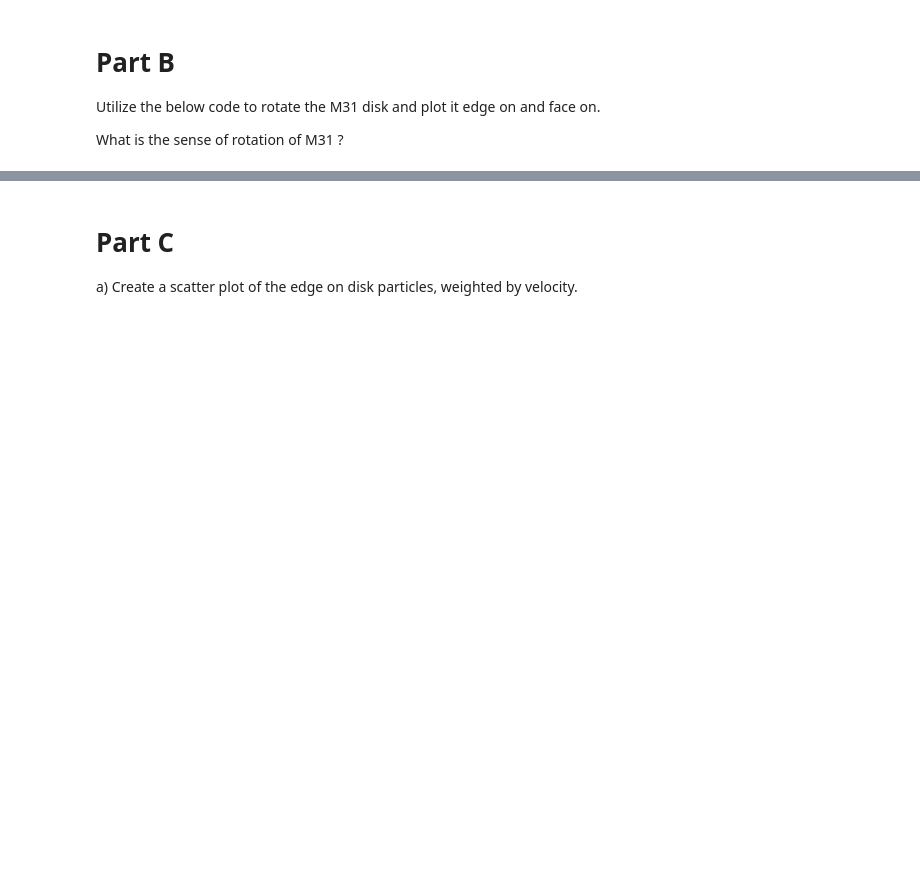
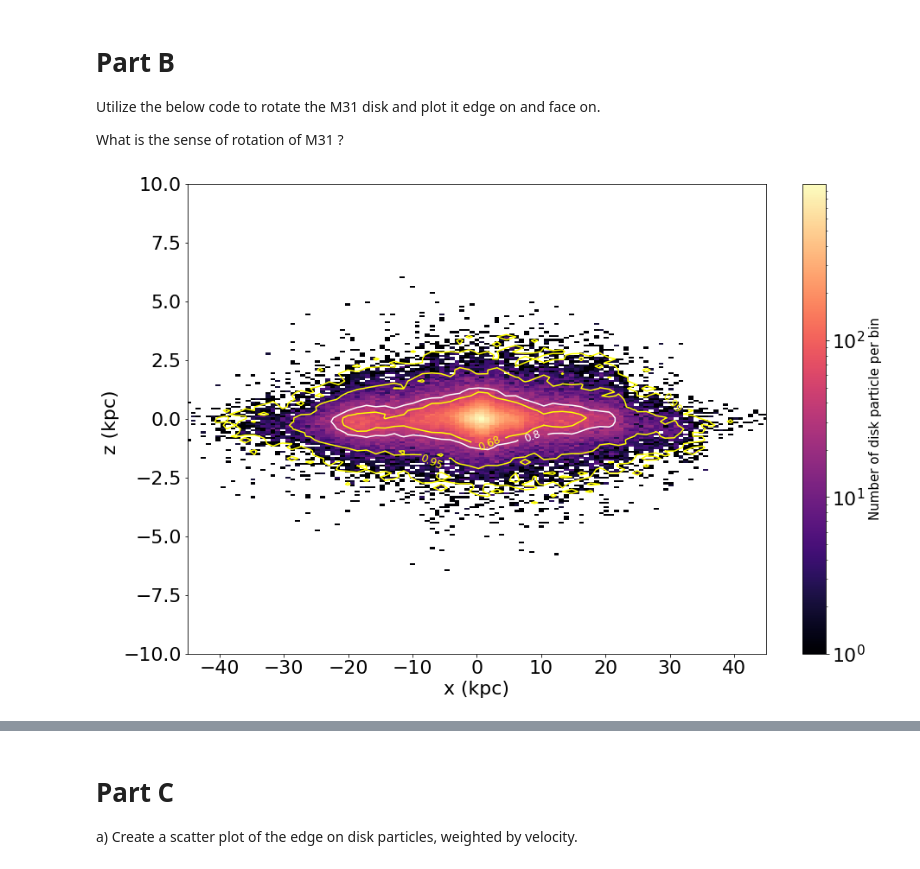
Before and after one commit to wxs0703/astr400b, a Jupyter notebook: Labs/Lab7/Lab7.ipynb, the cells around one changed output, grey strips where cells are left out. Cells and saved outputs as stored; diff of their text form; code cells hidden in the pictures; blank space fills up the shorter version.

```diff
--- a/Labs/Lab7/Lab7.ipynb
+++ b/Labs/Lab7/Lab7.ipynb
@@ -251,35 +250,40 @@ def RotateFrame(posI,velI):
 # %%
 # ADD HERE
 # compute the rotated position and velocity vectors
+rn, vn = RotateFrame(r, v)
 # %%
 # Rotated M31 Disk - EDGE ON
 
 # M31 Disk Density
 fig, ax= plt.subplots(figsize=(15, 10))
 
 # plot the particle density for M31 , 2D histogram
 # ADD HERE
-
+plt.hist2d(rn[:, 0], rn[:, 2], bins=150, norm=LogNorm(), cmap='magma')
 
 cbar = plt.colorbar()
 cbar.set_label("Number of disk particle per bin", fontsize=15)
 
+density_contour(rn[:, 0], rn[:, 2], 80, 80, ax=ax, colors=['yellow', 'yellow', 'white', 'yellow'])
+
 
 # Add axis labels
-plt.xlabel(' ', fontsize=22)
-plt.ylabel(' ', fontsize=22)
+plt.xlabel('x (kpc)', fontsize=22)
+plt.ylabel('z (kpc) ', fontsize=22)
 
 #set axis limits
 plt.ylim(-10,10)
 plt.xlim(-45,45)
 
 #adjust tick label font size
 label_size = 22
 matplotlib.rcParams['xtick.labelsize'] = label_size
 matplotlib.rcParams['ytick.labelsize'] = label_size
 
 # Save to a file
-#plt.savefig('Lab7_EdgeOn_Density.png')
+plt.savefig('Lab7_EdgeOn_Density.png')
+# %% [output]
+[figure, added]
 # %%
 # Rotated M31 Disk - FACE ON
 
```
Also changed, not shown: parts of 10 cells of this notebook, 6 other files.
